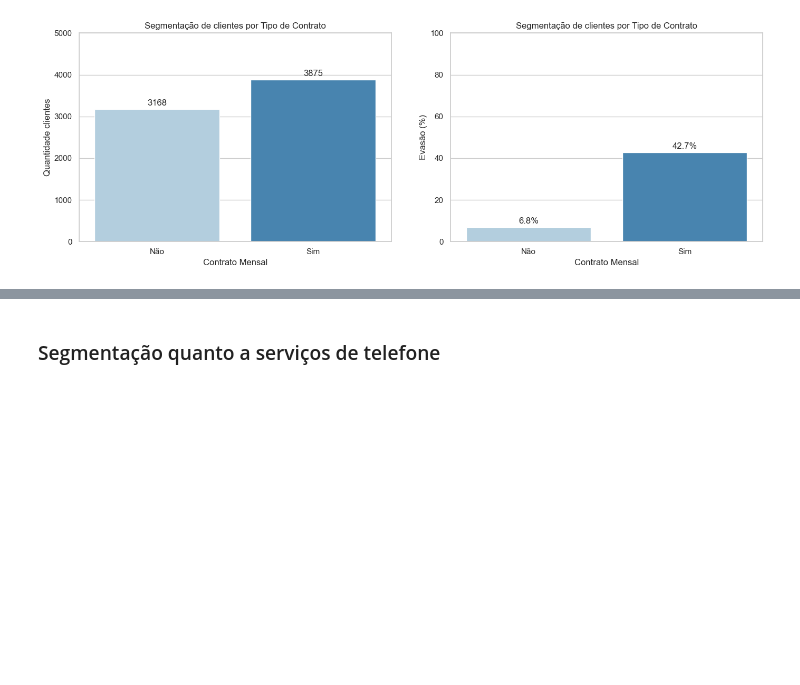
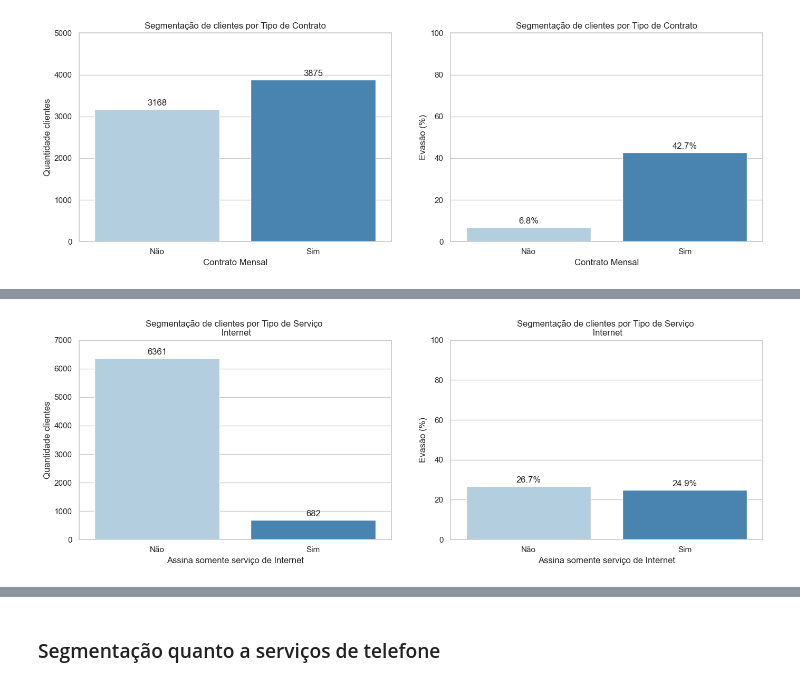
Before and after one commit to jpierre06/challenge2-data-science, a Jupyter notebook: TelecomX_BR.ipynb, the cells around one changed output, grey strips where cells are left out. Saved outputs shown, nothing was run; the diff lists cells and outputs as text; code cells hidden in the pictures; blank space fills up the shorter version.

```diff
--- a/TelecomX_BR.ipynb
+++ b/TelecomX_BR.ipynb
@@ -625,0 +664,4 @@ ta.graf_barra_customer_churn(df, var_categorica='account_Contract_Monthly', titu
+# %%
+ta.graf_barra_customer_churn(df, var_categorica='only_InternetService', titulo='Segmentação de clientes por Tipo de Serviço \n Internet', x_label='Assina somente serviço de Internet', y_label1='Quantidade clientes', y_label2='Evasão (%)', converte_bin=True).show()
+# %% [output]
+[figure, added]
```
Also changed, not shown: parts of 16 cells of this notebook, 1 other file.
